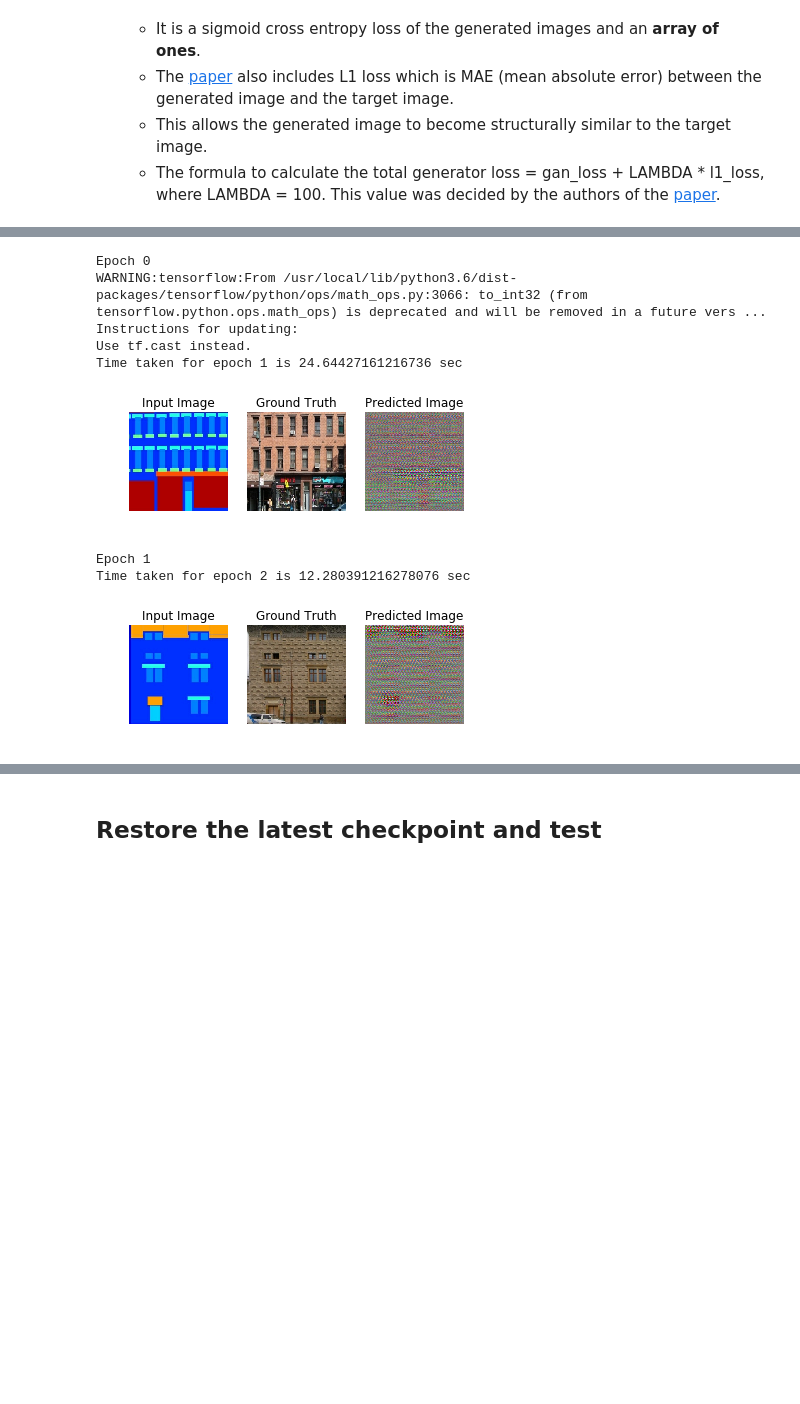
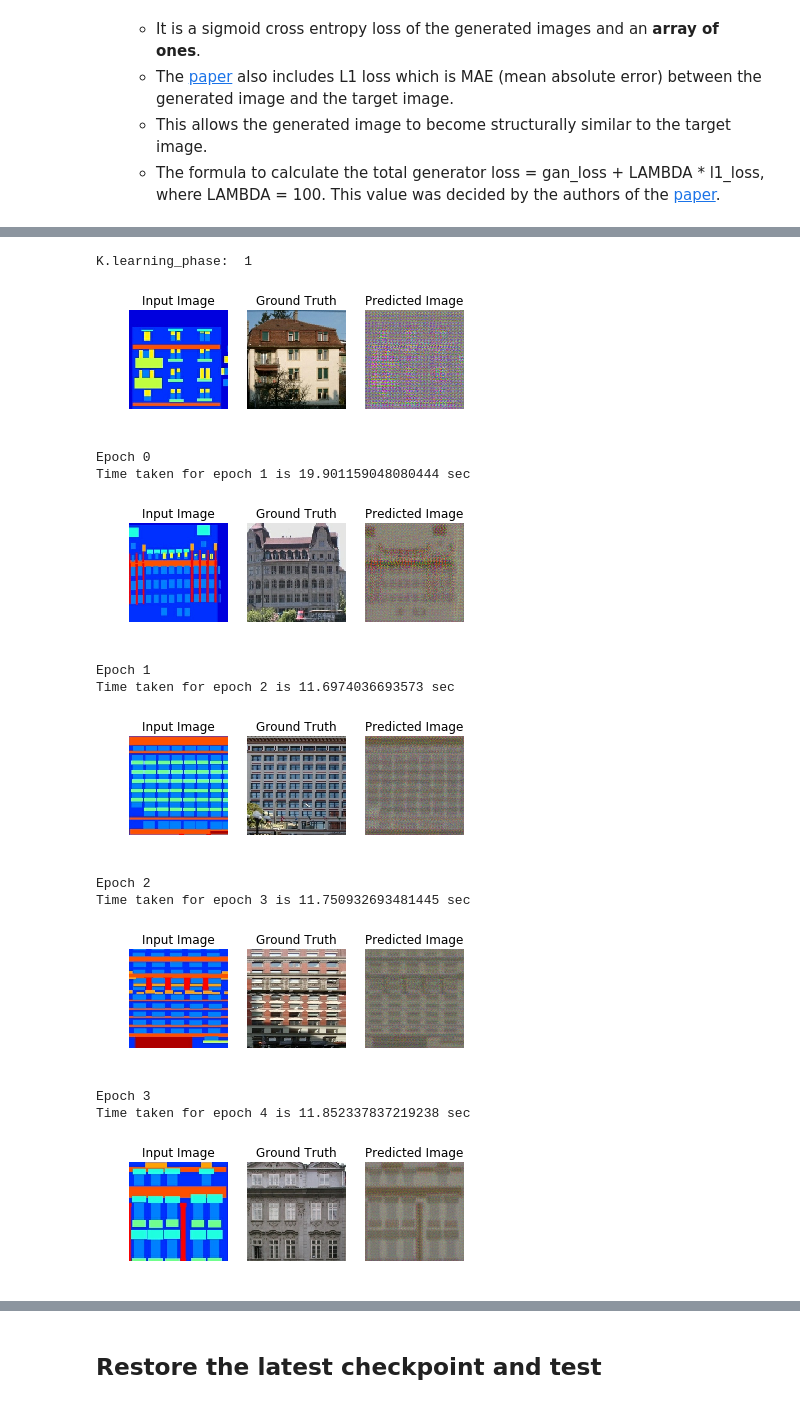
Before and after one commit to ManuelKugelmann/collabtf2.0, a Jupyter notebook: Copy_of_pix2pix.ipynb, the cells around one changed output, grey strips where cells are left out. Saved outputs shown, nothing was run; the diff lists cells and outputs as text; code cells hidden in the pictures; blank space fills up the shorter version.

```diff
--- a/Copy_of_pix2pix.ipynb
+++ b/Copy_of_pix2pix.ipynb
@@ -724,7 +766,7 @@ def generator_loss(disc_generated_output, gen_output, target):
 * The generator will then translate the input image into the output we expect.
 * Last step is to plot the predictions and **voila!**
 # %%
-EPOCHS = 2
+EPOCHS = 4
 steps_per_epoch = 40//BATCH_SIZE
 # %%
 #@eager
@@ -1009,9 +1254,8 @@ with sess.as_default():
 
 
 def get_pool_image(label):
-  s_label = tf.as_string(tf.cast(label, dtype=tf.dtypes.int32))
-  r = tf.as_string(tf.random.uniform([], minval=0, maxval=POOL_SIZE, dtype=tf.dtypes.int32))
-  path = PATH+'pool/'+tf.as_string(label)+'/'+r+'.jpg'
+  r = tf.random.uniform([], minval=0, maxval=POOL_SIZE, dtype=tf.dtypes.int32)
+  path = tf.strings.join([PATH+'pool/'+tf.as_string(label)+'/'+tf.as_string(r)+'.jpg'])
   (inp), (re, _) = load_image_train(path)
   label = tf.fill([30,30],tf.cast(label, dtype=tf.dtypes.float32))
   return (inp, re), (label)
@@ -1032,7 +1276,7 @@ def test_pool():
   (inp0, re0), (label0) = get_pool_image_0(0)
   (inp1, re1), (label1) = get_pool_image_1(1)
 
-  plt.figure(figsize=(6, 6))
+  plt.figure(figsize=(4, 4))
   plt.subplot(2, 2, 1)
   plt.imshow(inp0*0.5+0.5)
   plt.axis('off')
@@ -1047,4 +1291,7 @@ def test_pool():
   plt.axis('off')
 
 test_pool()
+test_pool()
+test_pool()
+test_pool()
 # %% [output]
@@ -1052,17 +1302,9 @@ test_pool()
 # %%
-tf.reset_default_graph()
+clean_init_for_training()
 
-train_dataset=create_train_dataset()
-test_dataset=create_test_dataset()
-
-pool_dataset_1 = tf.data.Dataset.range(POOL_SIZE).map(get_pool_image_1).batch(BATCH_SIZE).repeat().prefetch(1)
-pool_dataset_0 = tf.data.Dataset.range(POOL_SIZE).map(get_pool_image_0).batch(BATCH_SIZE).repeat().prefetch(1)
+#pool_dataset_1 = tf.data.Dataset.range(POOL_SIZE).map(get_pool_image_1).batch(BATCH_SIZE).repeat().prefetch(1)
+#pool_dataset_0 = tf.data.Dataset.range(POOL_SIZE).map(get_pool_image_0).batch(BATCH_SIZE).repeat().prefetch(1)
 pool_dataset = tf.data.Dataset.range(POOL_SIZE).map(get_pool_image_alternating).batch(BATCH_SIZE).repeat().prefetch(1)
-
-
-generator = Generator()
-discriminator = Discriminator()
-
 
 
 def into_pool(inp, outp, label):
@@ -1071,7 +1313,6 @@ def into_pool(inp, outp, label):
     input_image = inp[j, :, : ,:]
     target = outp[j, :, : ,:]
     r = tf.random.uniform([], minval=0, maxval=POOL_SIZE, dtype=tf.dtypes.int32)
-    #label = label.eval()
     op = save_to_pool(input_image, target, label, r)
     ops.append(op)
   return ops
@@ -1083,12 +1324,14 @@ def trainB(dataset, epochs):
   discriminator.trainable = True
   generator.trainable = True
 
+
   input_image = tf.keras.layers.Input(shape=[IMG_WIDTH,IMG_HEIGHT,3], batch_size=BATCH_SIZE)
   sample = tf.keras.layers.Input(shape=[IMG_WIDTH,IMG_HEIGHT,3], batch_size=BATCH_SIZE)
   disc_output_30x30 = discriminator([input_image,sample])
   discriminator_ =  tf.keras.Model(inputs=[input_image, sample], outputs=[disc_output_30x30], name="D_")
   #disc_output_1x1 = tf.keras.layers.AveragePooling2D(pool_size=30)(disc_output_30x30)
   #discriminator_ =  tf.keras.Model(inputs=[input_image, sample], outputs=[disc_output_1x1], name="D_")
+
   discriminator_.trainable = True
   discriminator_.compile(optimizer=discriminator_optimizer, loss='binary_crossentropy')
   #discriminator_.summary()
@@ -1100,24 +1343,27 @@ def trainB(dataset, epochs):
   #discriminator2batch.compile(optimizer=discriminator_optimizer, loss='binary_crossentropy')
   #discriminator2batch.summary()
 
-  #discriminator__ = discriminator_
-  discriminator__ = tf.keras.Model(inputs=discriminator_.inputs, outputs=discriminator_.outputs, name="D__")
+  input_image = tf.keras.layers.Input(shape=[IMG_WIDTH,IMG_HEIGHT,3], batch_size=BATCH_SIZE)
+  sample = tf.keras.layers.Input(shape=[IMG_WIDTH,IMG_HEIGHT,3], batch_size=BATCH_SIZE)
+  disc_output_30x30 = discriminator([input_image,sample])
+  discriminator__ =  tf.keras.Model(inputs=[input_image, sample], outputs=[disc_output_30x30], name="D__")
+
   input_image = tf.keras.layers.Input(shape=[IMG_WIDTH,IMG_HEIGHT,3], batch_size=BATCH_SIZE)
   gen_output = generator(input_image)
   disc_gen_output = discriminator__([input_image, gen_output])
   generator_discriminator =  tf.keras.Model(inputs=input_image, outputs=[gen_output, disc_gen_output])
+
   generator_discriminator.trainable = True
   discriminator__.trainable=False
   generator_discriminator.compile(optimizer=generator_optimizer,
                                   loss=['mae', 'binary_crossentropy'],
-                                  loss_weights=[10, 1])
+                                  loss_weights=[LAMBDA, 1])
                                   #metrics=['mae', 'binary_crossentropy'])
  # generator_discriminator.train_function = None
  # generator_discriminator.test_function = None
  # generator_discriminator._compile_metrics_tensors['predictions'] = generator_discriminator.outputs
  # generator_discriminator.metrics_names += ['predictions']
  # generator_discriminator.summary()
-
 
 
   dataset_iterator = dataset.make_initializable_iterator()
@@ -1137,12 +1383,14 @@ def trainB(dataset, epochs):
   #pool_dataset_1_next = pool_dataset_1_iterator.get_next()
 
 
-  #sess = tf.Session(config=tf.ConfigProto(log_device_placement=True))
-  sess = tf.Session()
   with sess.as_default():
 
     sess.run(dataset_iterator.initializer)
     sess.run(tf.global_variables_initializer())
+
+    (input_image), (target, _) = sess.run(get_next)
+    generate_images(model=generator, inp=input_image, tar=target)
+
 
     for epoch in range(epochs):
 
@@ -1159,13 +1407,16 @@ def trainB(dataset, epochs):
         #into_pool(input_image,target,1)
         #gen_img = generator(input_image)
         #into_pool(input_image,gen_img,0)
-        sess.run(pool_step)
+        for s in range(1):
+          sess.run(pool_step)
 
         #print ('Time taken for pool step {} is {} sec'.format(step + 1,time.time()-start_s))
 
         start_s = time.time()
 
         g_loss = generator_discriminator.train_on_batch(dataset)
+
+        #generator.train_on_batch(test_dataset)
 
         #print ('Time taken for gen step {} is {} sec'.format(step + 1,time.time()-start_s))
         #print ('g_loss:', g_loss)
@@ -1174,39 +1425,45 @@ def trainB(dataset, epochs):
 
         #sess.run(pool_dataset_1_next)
 
         #d_loss_1 = discriminator_.train_on_batch(pool_dataset_1)
         #d_loss_0 = discriminator_.train_on_batch(pool_dataset_0)
         #d_loss = d_loss_1+d_loss_0
 
         d_loss = discriminator_.train_on_batch(pool_dataset)
 
         #print ('Time taken for disc step {} is {} sec'.format(step + 1,time.time()-start_s))
         #print ('d_loss:', d_loss)
 
       print ('Time taken for epoch {} is {} sec\n'.format(epoch + 1, time.time()-start))
 
       (input_image), (target, _) = sess.run(get_next)
       generate_images(model=generator, inp=input_image, tar=target)
 
+
       # saving (checkpoint) the model every 20 epochs
       #if (epoch + 1) % 20 == 0:
       #  checkpoint.save(file_prefix = checkpoint_prefix)
 
   sess.close()
 
 
 
 
 trainB(train_dataset, EPOCHS)
 
 #show_graph()
 # %% [output]
-Epoch 0
-WARNING:tensorflow:From /usr/local/lib/python3.6/dist-packages/tensorflow/python/ops/math_ops.py:3066: to_int32 (from tensorflow.python.ops.math_ops) is deprecated and will be removed in a future vers ...
-Instructions for updating:
-Use tf.cast instead.
-Time taken for epoch 1 is 24.64427161216736 sec
+K.learning_phase:  1
-[figure, old version]
+[figure, new version]
-Epoch 1
-Time taken for epoch 2 is 12.280391216278076 sec
+Epoch 0
+Time taken for epoch 1 is 19.901159048080444 sec
-[figure, old version]
+[figure, new version]
+Epoch 1
+Time taken for epoch 2 is 11.6974036693573 sec
+[figure, added]
+Epoch 2
+Time taken for epoch 3 is 11.750932693481445 sec
+[figure, added]
+Epoch 3
+Time taken for epoch 4 is 11.852337837219238 sec
+[figure, added]
```
Also changed, not shown: parts of 24 cells of this notebook.
